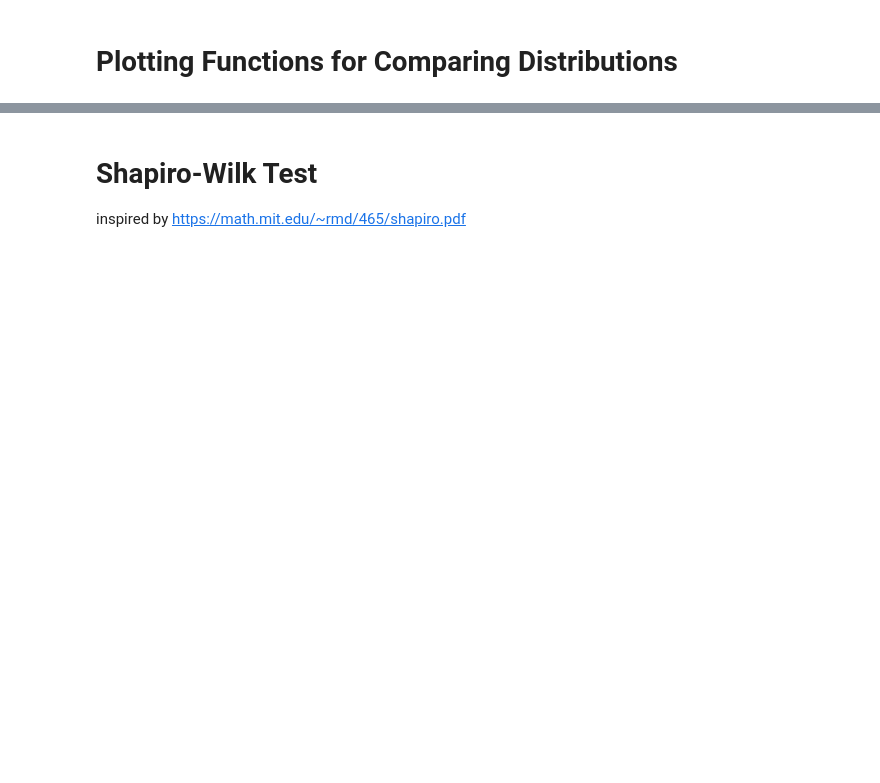
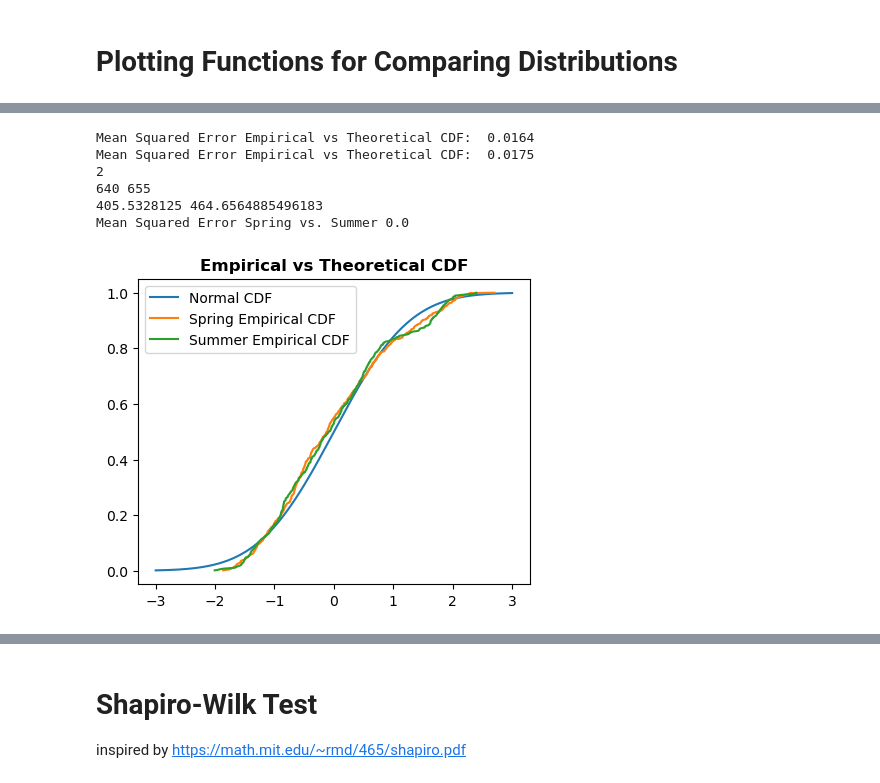
Before and after one commit to eirikbaekkelund/BikeSharing, a Jupyter notebook: develop_E.ipynb, the cells around one changed output, grey strips where cells are left out. Saved outputs shown, nothing was run; the diff lists cells and outputs as text; code cells hidden in the pictures; blank space fills up the shorter version.

```diff
--- a/develop_E.ipynb
+++ b/develop_E.ipynb
@@ -110,39 +140,0 @@ df_summer.boxplot(['weathersit', 'atemp', 'hum', 'windspeed']);
-# %%
-def create_dataframes():
-    return pd.read_csv('day.csv'), pd.read_csv('hour.csv')
-
-def season_hour_wrapper(df):
-    """
-
-    """
-    df = df[df['holiday'] != 1 ]
-    df = df[df['workingday'] == 1]
-    df = df[df['weathersit'] < 4]
-    #df = df[df['windspeed'] < 0.7]
-    df = df[df['hr'].isin(np.arange(16,19))]
-
-    df_spring = df[df['season'] == 2]
-    df_summer = df[df['season'] == 3]
-
-    return df_spring, df_summer
-
-def count_aggregator(df_hr):
-    """
-
-    """
-    return df_hr['cnt'].groupby(df_hr['dteday']).sum()
-
-def collect_data():
-    """
-
-    """
-    _, df_hour = create_dataframes()
-    df_spring, df_summer = season_hour_wrapper(df_hour)
-
-    frames = {}
-    frames['spring'], frames['summer'] = df_spring, df_summer
-
-    for key in frames.keys():
-        frames[key] = count_aggregator(frames[key])
-
-    return frames
@@ -310,0 +297,10 @@ cum_dist(filtered_seasons)
+# %%
+plot_empirical_cdf(df_agg)
+# %% [output]
+Mean Squared Error Empirical vs Theoretical CDF:  0.0164
+Mean Squared Error Empirical vs Theoretical CDF:  0.0175
+2
+640 655
+405.5328125 464.6564885496183
+Mean Squared Error Spring vs. Summer 0.0
+[figure, added]
```
Also changed, not shown: parts of 47 cells of this notebook, 10 other files.
